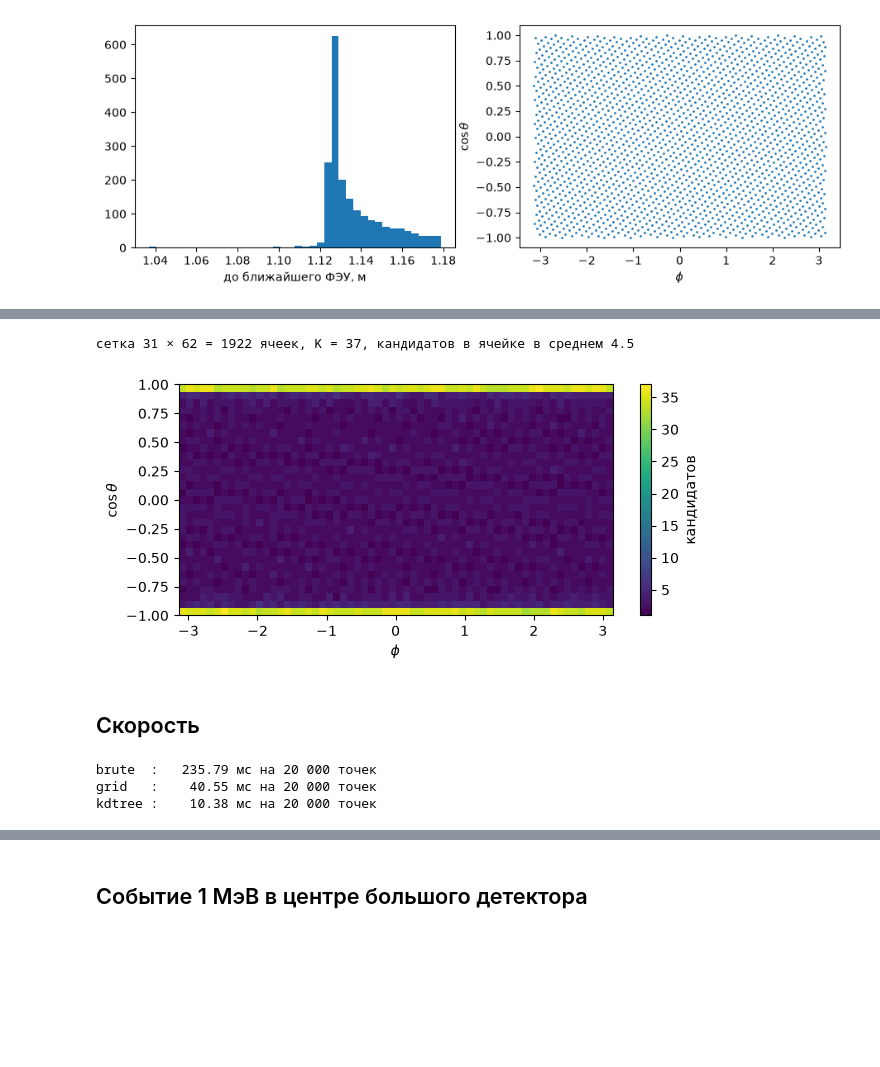
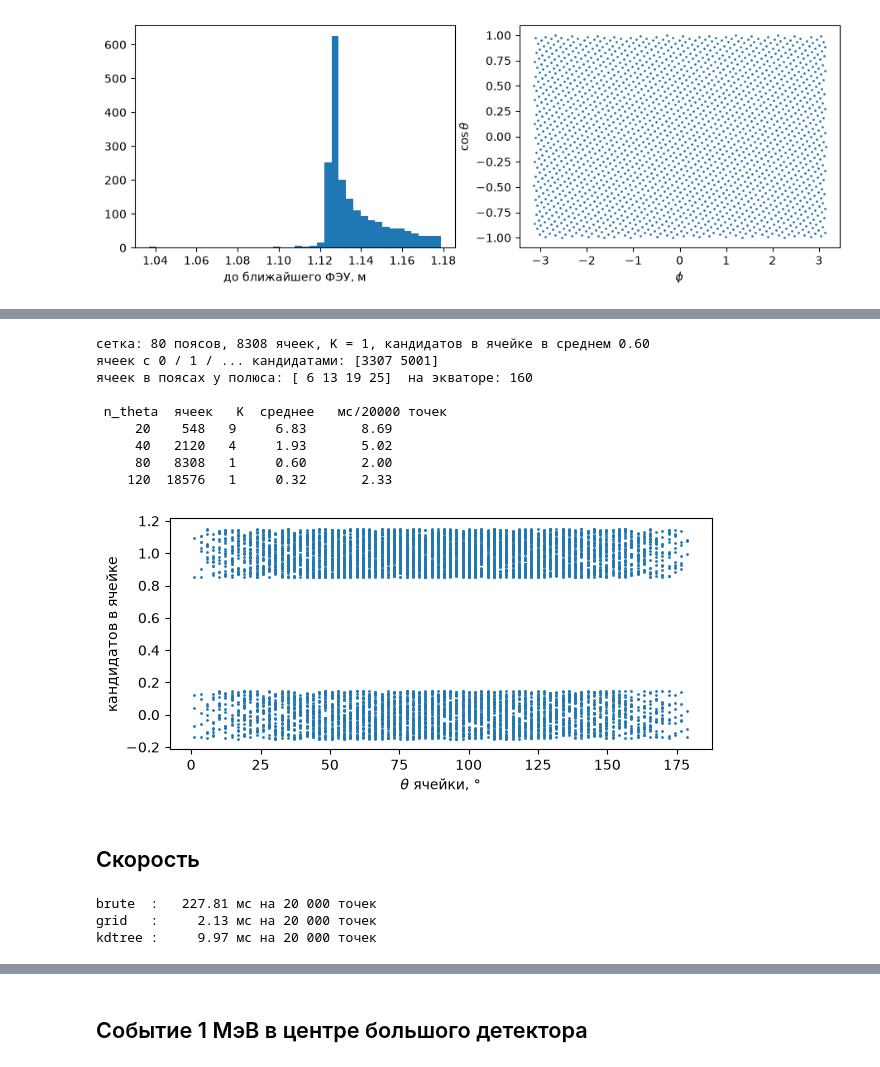
Before and after one commit to denisptichnikov-droid/neutrino-detector, a Jupyter notebook: task8_large_detector.ipynb, the cells around one changed output, grey strips where cells are left out. Drawn from its saved outputs; the diff is of its cells as text; code cells hidden in the pictures; blank space fills up the shorter version.

```diff
--- a/task8_large_detector.ipynb
+++ b/task8_large_detector.ipynb
@@ -48,18 +50,37 @@ plot.display()
 **k-d дерево (`kdtree`, scipy)**: ближайший к точке центр ФЭУ за $O(\log N)$, затем одна проверка катода. Это корректно, потому что катоды не перекрываются: если точка на катоде $k$, угловое расстояние до его оси $<\alpha$, а до любой другой оси $> \alpha$, т.е. $k$ — ближайший.
 
 Все три метода дают одинаковый результат — проверено тестом `test_fast_search_matches_brute`, в том числе на точках в пределах ±2% от края катода.
-# %%
-g = det.build_grid()
-n_cand = (g['table'] >= 0).sum(axis=1)
-print(f"сетка {g['n_cos']} × {g['n_phi']} = {g['table'].shape[0]} ячеек, K = {g['table'].shape[1]}, "
-      f"кандидатов в ячейке в среднем {n_cand.mean():.1f}")
-plt.figure(figsize=(7, 3))
-plt.imshow(n_cand.reshape(g['n_cos'], g['n_phi']), aspect='auto', origin='lower',
-           extent=[-np.pi, np.pi, -1, 1])
-plt.colorbar(label='кандидатов'); plt.xlabel(r'$\phi$'); plt.ylabel(r'$\cos\theta$'); plt.show()
-# %% [output]
-сетка 31 × 62 = 1922 ячеек, K = 37, кандидатов в ячейке в среднем 4.5
-[figure, removed]
+# %%
+g = det.build_grid()
+n_cand = (g['table'] >= 0).sum(axis=1)
+print(f"сетка: {g['n_theta']} поясов, {g['table'].shape[0]} ячеек, K = {g['table'].shape[1]}, "
+      f"кандидатов в ячейке в среднем {n_cand.mean():.2f}")
+print("ячеек с 0 / 1 / ... кандидатами:", np.bincount(n_cand))
+print("ячеек в поясах у полюса:", g['n_phi'][:4], " на экваторе:", g['n_phi'][g['n_theta'] // 2])
+
+pts_t = det.R * fibonacci_sphere(20_000)
+print("\n n_theta  ячеек   K  среднее   мс/20000 точек")
+for nt in (20, 40, 80, 120):
+    gg = det.build_grid(nt); k = (gg['table'] >= 0).sum(axis=1)
+    t = time.perf_counter(); det.pmt_index_grid(pts_t); dt = time.perf_counter() - t
+    print(f"{nt:7d} {len(k):6d} {gg['table'].shape[1]:3d} {k.mean():8.2f} {dt*1e3:10.2f}")
+det.build_grid()
+
+theta_row = (np.repeat(np.arange(g['n_theta']), g['n_phi']) + 0.5) * 180 / g['n_theta']
+plt.figure(figsize=(7, 3))
+plt.plot(theta_row, n_cand + np.random.default_rng(0).uniform(-0.15, 0.15, len(n_cand)), '.', ms=2)
+plt.xlabel(r'$\theta$ ячейки, °'); plt.ylabel('кандидатов в ячейке'); plt.show()
+# %% [output]
+сетка: 80 поясов, 8308 ячеек, K = 1, кандидатов в ячейке в среднем 0.60
+ячеек с 0 / 1 / ... кандидатами: [3307 5001]
+ячеек в поясах у полюса: [ 6 13 19 25]  на экваторе: 160
+
+ n_theta  ячеек   K  среднее   мс/20000 точек
+     20    548   9     6.83       8.69
+     40   2120   4     1.93       5.02
+     80   8308   1     0.60       2.00
+    120  18576   1     0.32       2.33
+[figure, added]
 # %% [markdown]
 ## Скорость
 # %%
@@ -81,9 +102,9 @@ for name in ('brute', 'grid', 'kdtree'):
     assert np.array_equal(f(pts), ref)
     print(f"{name:7s}: {timeit(lambda: f(pts))*1e3:8.2f} мс на 20 000 точек")
 # %% [output]
-brute  :   235.79 мс на 20 000 точек
-grid   :    40.55 мс на 20 000 точек
-kdtree :    10.38 мс на 20 000 точек
+brute  :   227.81 мс на 20 000 точек
+grid   :     2.13 мс на 20 000 точек
+kdtree :     9.97 мс на 20 000 точек
 # %%
 sizes = [1_000, 3_000, 10_000, 30_000, 100_000, 300_000]
 res = {m: [] for m in ('brute', 'grid', 'kdtree')}
```
Also changed, not shown: parts of 6 cells of this notebook, 1 other file.
